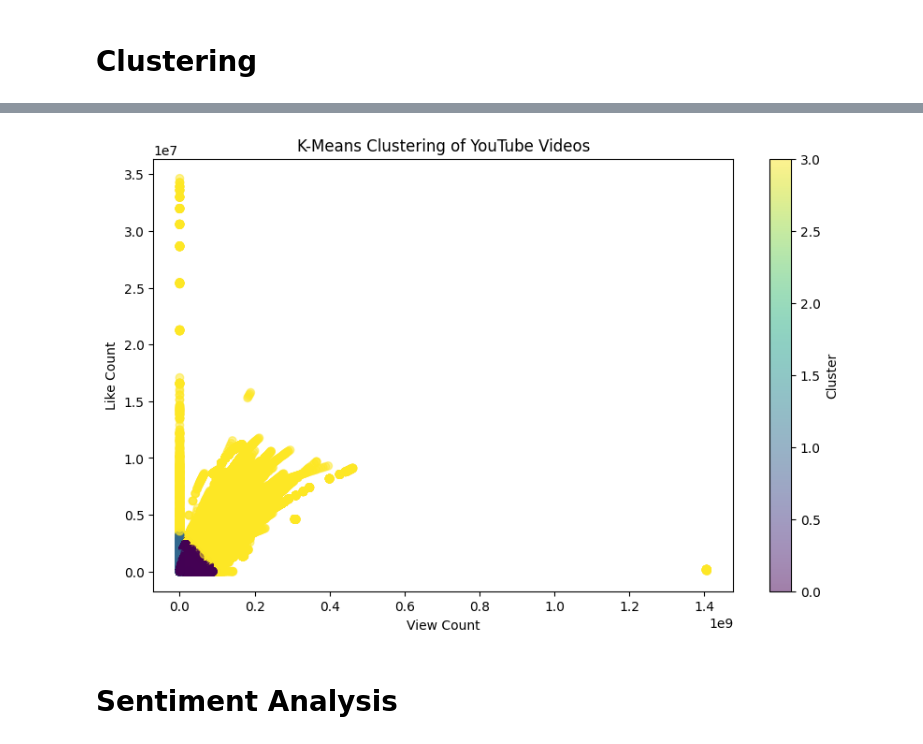
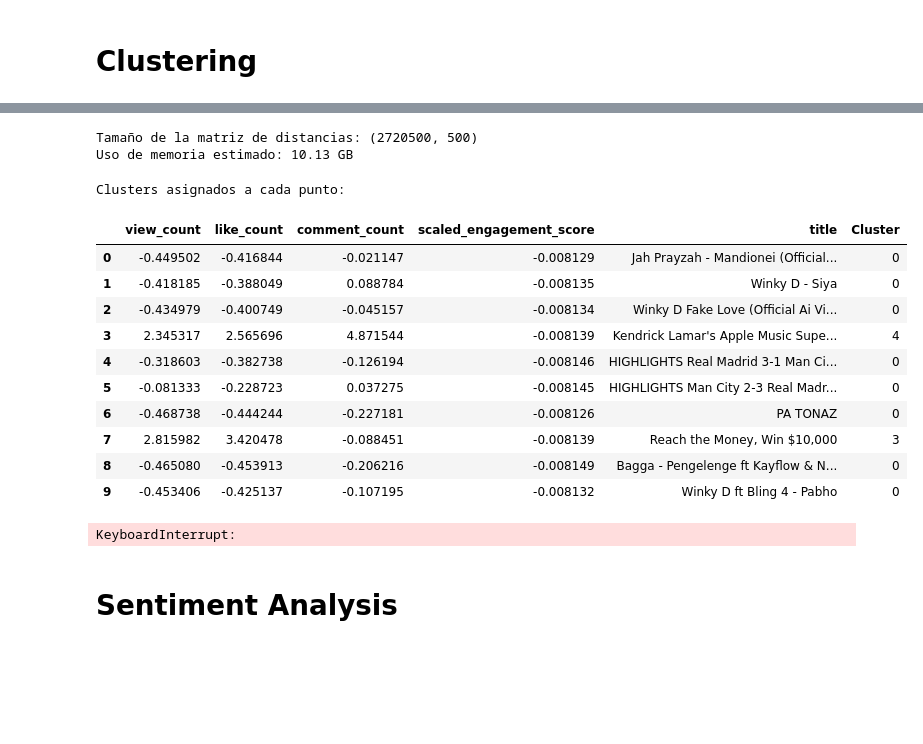
Before and after one commit to adrianarodriguezrodriguez/youtube, a Jupyter notebook: spark.ipynb, the cells around one changed output, grey strips where cells are left out. Saved outputs shown, nothing was run; the diff lists cells and outputs as text; code cells hidden in the pictures; blank space fills up the shorter version.

```diff
--- a/spark.ipynb
+++ b/spark.ipynb
@@ -312,6 +267,0 @@ only showing top 10 rows
-# %%
-# Evaluate clustering performance
-evaluator = ClusteringEvaluator(featuresCol="scaled_features", predictionCol="cluster", metricName="silhouette", distanceMeasure="squaredEuclidean")
-
-silhouette_score = evaluator.evaluate(data_clustered)
-print(f"Silhouette Score: {silhouette_score:.4f}")
@@ -339,12 +268,53 @@ only showing top 10 rows
-# %%
-df_plot = data_clustered.select("view_count", "like_count", "comment_count", "cluster").toPandas()
-
-plt.figure(figsize=(10, 6))
-plt.scatter(df_plot["view_count"], df_plot["like_count"], c=df_plot["cluster"], cmap="viridis", alpha=0.5)
-plt.xlabel("View Count")
-plt.ylabel("Like Count")
-plt.title("K-Means Clustering of YouTube Videos")
-plt.colorbar(label="Cluster")
-plt.show()
-# %% [output]
-[figure, removed]
+# %%
+print(f"Tamaño de la matriz de distancias: {distance_matrix_df.shape}")
+print(f"Uso de memoria estimado: {distance_matrix_df.memory_usage().sum() / (1024**3):.2f} GB")
+# %% [output]
+Tamaño de la matriz de distancias: (2720500, 500)
+Uso de memoria estimado: 10.13 GB
+# %%
+from sklearn.preprocessing import StandardScaler
+feature_cols = ["view_count", "like_count", "comment_count", "scaled_engagement_score"]
+
+# 🔹 Escalar los datos con StandardScaler
+scaler = StandardScaler()
+scaled_matrix = scaler.fit_transform(numeric_data)  # Genera la matriz escalada
+
+# 🔹 Convertir `scaled_matrix` en un DataFrame para mejor visualización
+scaled_df = pd.DataFrame(scaled_matrix, columns=feature_cols)
+
+# 🔹 Agregar la columna de título para referencia
+scaled_df["title"] = data["title"]  # Asegúrate de que la columna "title" existe en `data`
+# %%
+from sklearn.cluster import KMeans
+from sklearn.metrics import silhouette_score
+
+num_clusters = 5
+kmeans = KMeans(n_clusters=num_clusters, random_state=42, n_init=10)
+
+# Ajustar sobre las características escaladas en lugar de la matriz de distancias
+labels = kmeans.fit_predict(scaled_matrix)
+
+# Agregar clusters al DataFrame original
+scaled_df["Cluster"] = labels
+
+print("Clusters asignados a cada punto:")
+scaled_df.head(10)
+# %% [output]
+Clusters asignados a cada punto:
+|  | view_count | like_count | comment_count | scaled_engagement_score | title | Cluster |
+| 0 | -0.449502 | -0.416844 | -0.021147 | -0.008129 | Jah Prayzah - Mandionei (Official... | 0 |
+| 1 | -0.418185 | -0.388049 | 0.088784 | -0.008135 | Winky D - Siya | 0 |
+| 2 | -0.434979 | -0.400749 | -0.045157 | -0.008134 | Winky D Fake Love (Official Ai Vi... | 0 |
+| 3 | 2.345317 | 2.565696 | 4.871544 | -0.008139 | Kendrick Lamar's Apple Music Supe... | 4 |
+| 4 | -0.318603 | -0.382738 | -0.126194 | -0.008146 | HIGHLIGHTS Real Madrid 3-1 Man Ci... | 0 |
+| 5 | -0.081333 | -0.228723 | 0.037275 | -0.008145 | HIGHLIGHTS Man City 2-3 Real Madr... | 0 |
+| 6 | -0.468738 | -0.444244 | -0.227181 | -0.008126 | PA TONAZ | 0 |
+| 7 | 2.815982 | 3.420478 | -0.088451 | -0.008139 | Reach the Money, Win $10,000 | 3 |
+| 8 | -0.465080 | -0.453913 | -0.206216 | -0.008149 | Bagga - Pengelenge ft Kayflow & N... | 0 |
+| 9 | -0.453406 | -0.425137 | -0.107195 | -0.008132 | Winky D ft Bling 4 - Pabho | 0 |
+# %%
+sil_score = silhouette_score(scaled_matrix, labels, metric='euclidean')
+
+print(f"✅ Silhouette Score: {sil_score:.4f}")
+# %% [output]
+KeyboardInterrupt:
```
Also changed, not shown: parts of 14 cells of this notebook, 1 other file.
